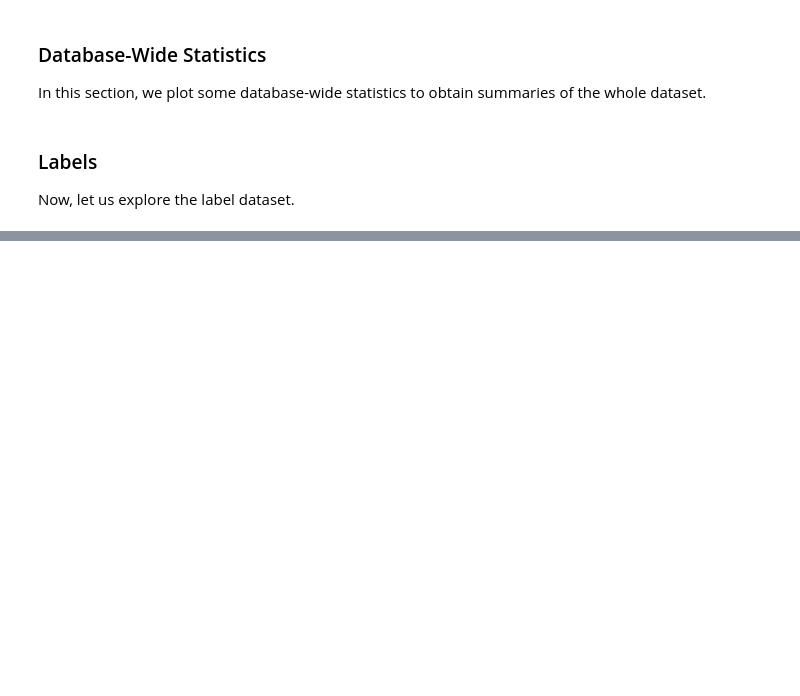
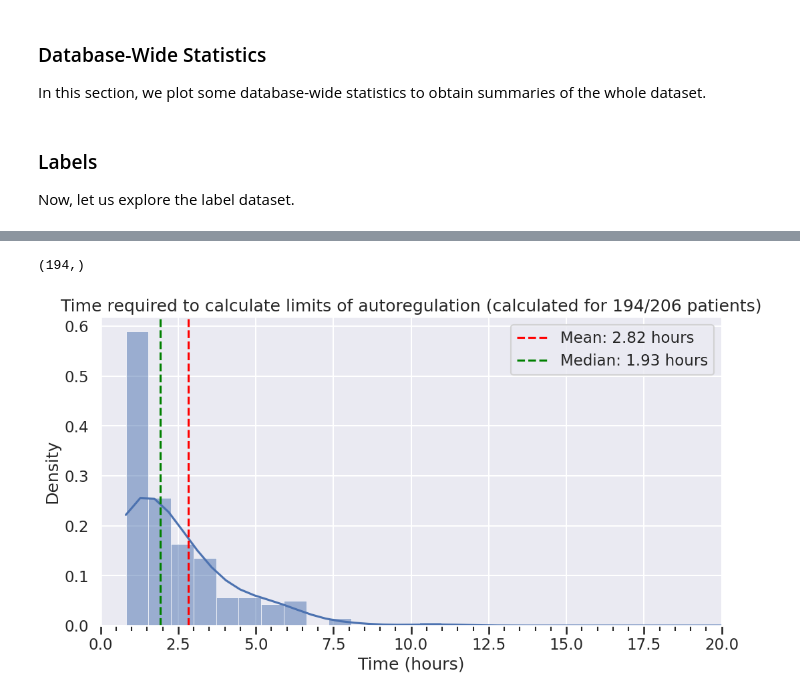
Before and after one commit to mattrosati/accelerate, a Jupyter notebook: notebooks/data_engineering.ipynb, the cells around one changed output, grey strips where cells are left out. Drawn from its saved outputs; the diff is of its cells as text; code cells hidden in the pictures; blank space fills up the shorter version.

Commit message:
Included ULA and LLA graphs.

```diff
--- a/notebooks/data_engineering.ipynb
+++ b/notebooks/data_engineering.ipynb
@@ -266,9 +301,5 @@ df.head()
 # %%
 # load df, find seconds elapsed to calculate opt MAP
-calc = 'MAPopt_Yale_affected_beta'
-elapsed_times = []
-for pt in tqdm(ptid_list):
-    t = find_time_elapsed(pt, calc, labels_path)
-    elapsed_times.append(t)
-
-print(pd.Series(elapsed_times).describe())
+calc = ["MAPopt_Yale_affected_beta", "LLA_Yale_affected_beta", "ULA_Yale_affected_beta"]
+elapsed_times = pd.Series([find_time_elapsed(pt, calc, labels_path) for pt in tqdm(ptid_list)]).dropna()
+print(elapsed_times.describe())
@@ -275,23 +331,29 @@ print(pd.Series(elapsed_times).describe())
+# %%
+print(elapsed_times.shape)
+# %% [output]
+(194,)
 # %%
 with plt.rc_context({'xtick.bottom': True}):
     fig, ax = plt.subplots(figsize=(12,6))
     sns.histplot(data=pd.Series(elapsed_times)/(60*60), ax=ax, kde=True, stat="density", kde_kws={'bw_adjust': 0.4})
-    ax.set_title("Time required to calculate MAPopt")
+    ax.set_title(f"Time required to calculate limits of autoregulation (calculated for {with_data}/{all_pt} patients)")
     ax.set_xlabel('Time (hours)')
     ax.set_ylabel("Density")
     ax.set_xticks(np.arange(0, 20, 0.5), minor=True)
     ax.set_xlim(0, 20)
 
     mean_value = (pd.Series(elapsed_times)/(60*60)).mean()
     ax.axvline(x=mean_value, color='red', linestyle='--', label=f'Mean: {mean_value:.2f} hours')
     ax.legend()
 
     med_value = (pd.Series(elapsed_times)/(60*60)).median()
     ax.axvline(x=med_value, color='green', linestyle='--', label=f'Median: {med_value:.2f} hours')
     ax.legend()
 
 
 
     img_name = f"mapopt_calc_distributions.png"
     plt.savefig(os.path.join(img_dir, img_name), bbox_inches='tight')
     plt.show()
+# %% [output]
+[figure, added]
```
Also changed, not shown: parts of 7 cells of this notebook.
